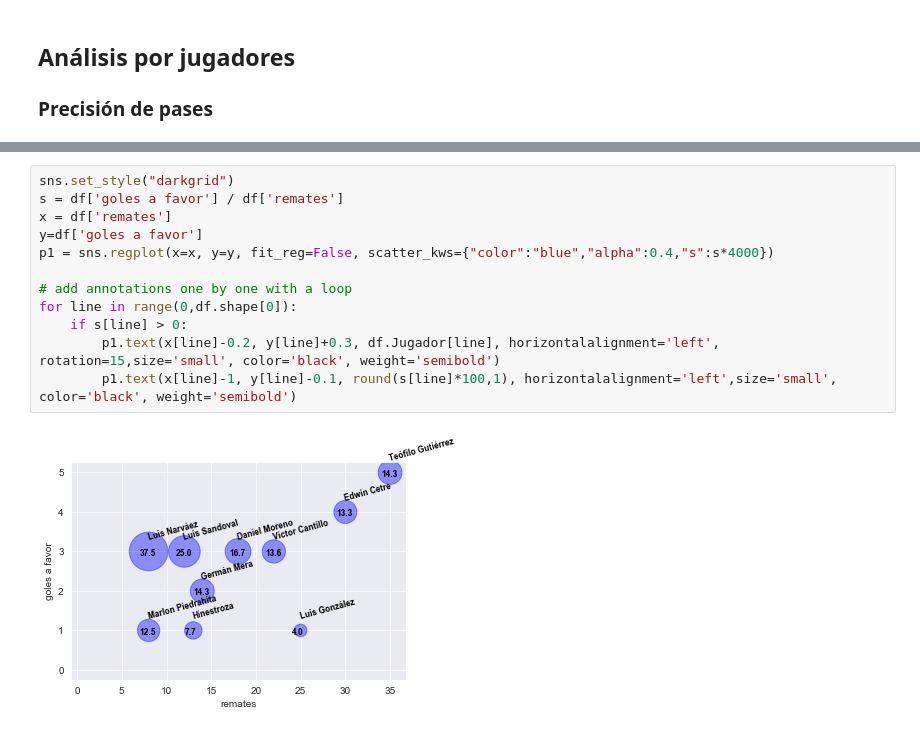
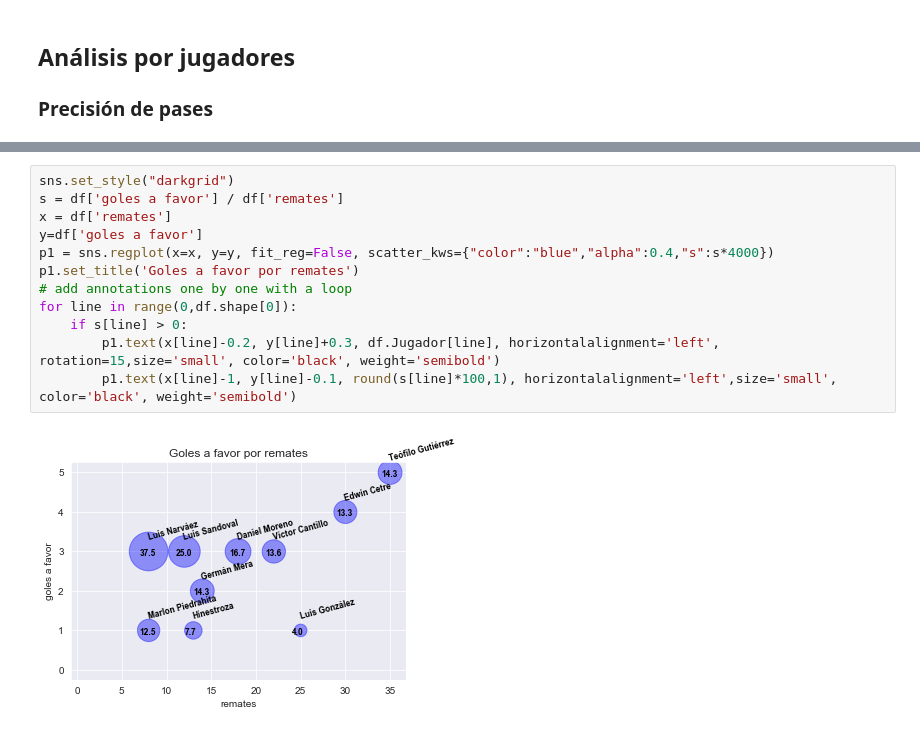
Before and after one commit to cristiangomez811/analisis_deportivo, a Jupyter notebook: analisis_junior_final_192.ipynb, the cells around one changed output, grey strips where cells are left out. Cells and saved outputs as stored; diff of their text form.

```diff
--- a/analisis_junior_final_192.ipynb
+++ b/analisis_junior_final_192.ipynb
@@ -166,15 +178,15 @@ plt.show()
 # %%
 sns.set_style("darkgrid")
 s = df['goles a favor'] / df['remates']
 x = df['remates']
 y=df['goles a favor']
 p1 = sns.regplot(x=x, y=y, fit_reg=False, scatter_kws={"color":"blue","alpha":0.4,"s":s*4000})
-
+p1.set_title('Goles a favor por remates')
 # add annotations one by one with a loop
 for line in range(0,df.shape[0]):
     if s[line] > 0:
         p1.text(x[line]-0.2, y[line]+0.3, df.Jugador[line], horizontalalignment='left', rotation=15,size='small', color='black', weight='semibold')
         p1.text(x[line]-1, y[line]-0.1, round(s[line]*100,1), horizontalalignment='left',size='small', color='black', weight='semibold')
 # %% [output]
-[figure, old version]
+[figure, new version]
 # %%
```
Also changed, not shown: parts of 4 cells of this notebook.
